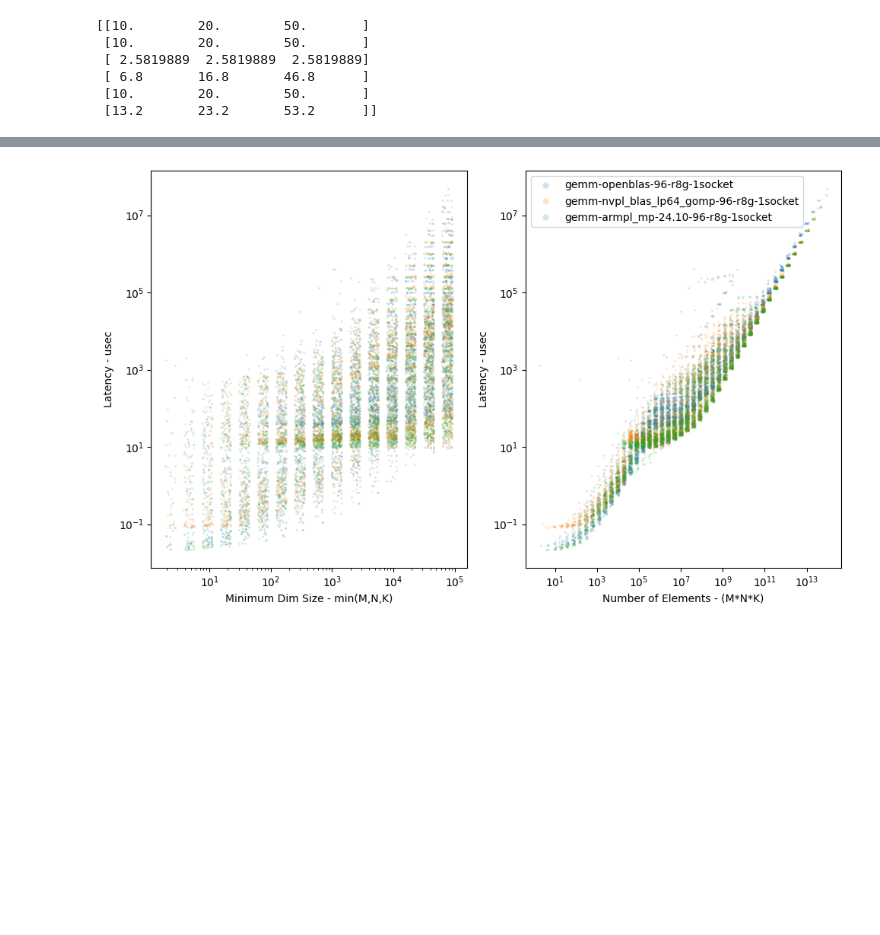
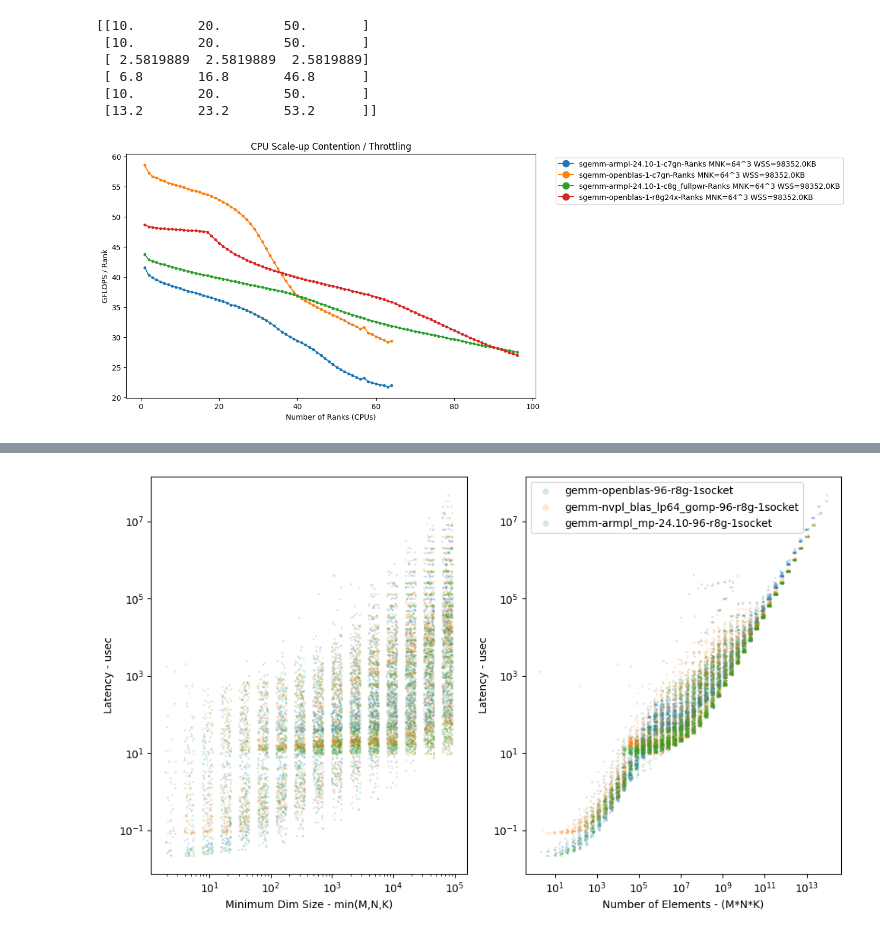
Before and after one commit to lrbison/lrbison_benchmarks, a Jupyter notebook: src/blas_test/blas_results.ipynb, the cells around one changed output, grey strips where cells are left out. Drawn from its saved outputs; the diff is of its cells as text; code cells hidden in the pictures; blank space fills up the shorter version.

```diff
--- a/src/blas_test/blas_results.ipynb
+++ b/src/blas_test/blas_results.ipynb
@@ -155,3 +212,23 @@ print( movstats(np.arange(0,100), np.arange(0,100), [10, 20, 50], 5)['stats'] )
  [ 6.8       16.8       46.8      ]
  [10.        20.        50.       ]
  [13.2       23.2       53.2      ]]
+# %%
+def plot_flops_vs_ranks(dats):
+    jsmash=3
+    jmat=1
+    fig = plt.figure(figsize=(10,6))
+    for dat in dats:
+        if len(dat.mpi_rank_ax) < 4: continue
+        mnk = dat.mat_ax[jmat] * dat.mat_ax[jmat] * dat.mat_ax[jmat]
+        wss = dat.wss_bytes[jmat,0,jsmash]/1024
+        label = f"{dat.name} MNK={dat.mat_ax[jmat]}^3 WSS={wss:.1f}KB"
+        plt.plot( dat.mpi_rank_ax, dat.gflops[jmat,:,jsmash], '.-', label=label )
+    plt.xlabel("Number of Ranks (CPUs)")
+    plt.ylabel("GFLOPS / Rank")
+    plt.legend(bbox_to_anchor=(1.04, 1), loc="upper left", markerscale=3)
+    plt.title("CPU Scale-up Contention / Throttling")
+    # plt.ylim([30,90])
+
+plot_flops_vs_ranks(dats)
+# %% [output]
+[figure, added]
```
Also changed, not shown: parts of 7 cells of this notebook, 2 other files.
